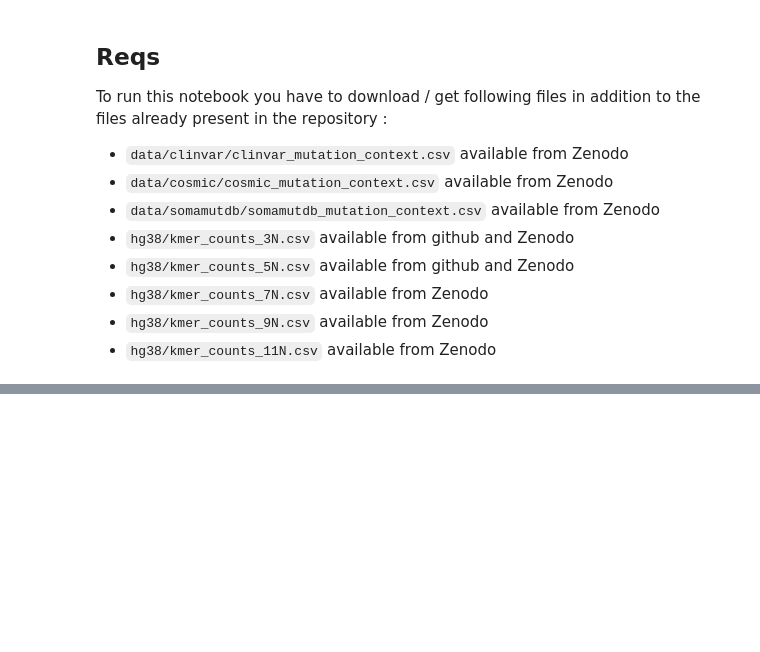
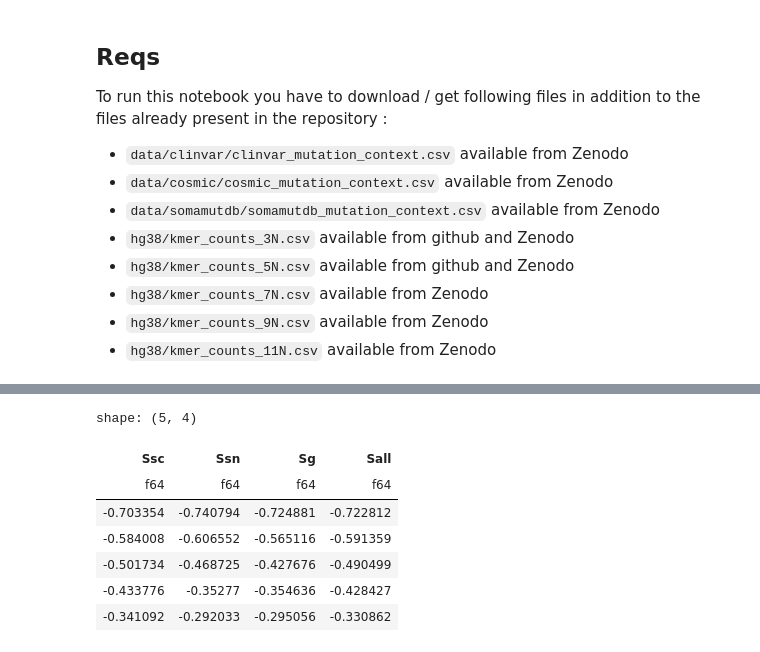
Before and after one commit to 3BioCompBio/MutationvIP, a Jupyter notebook: notebooks/fig4.ipynb, the cells around one changed output, grey strips where cells are left out. Cells and saved outputs as stored; diff of their text form; code cells hidden in the pictures; blank space fills up the shorter version.

```diff
--- a/notebooks/fig4.ipynb
+++ b/notebooks/fig4.ipynb
@@ -113,0 +189,11 @@ plt.show()
+# %%
+pl.DataFrame(results_partial)
+# %% [output]
+shape: (5, 4)
+| Ssc | Ssn | Sg | Sall |
+| f64 | f64 | f64 | f64 |
+| -0.703354 | -0.740794 | -0.724881 | -0.722812 |
+| -0.584008 | -0.606552 | -0.565116 | -0.591359 |
+| -0.501734 | -0.468725 | -0.427676 | -0.490499 |
+| -0.433776 | -0.35277 | -0.354636 | -0.428427 |
+| -0.341092 | -0.292033 | -0.295056 | -0.330862 |
```
Also changed, not shown: parts of 4 cells of this notebook, 8 other files.
